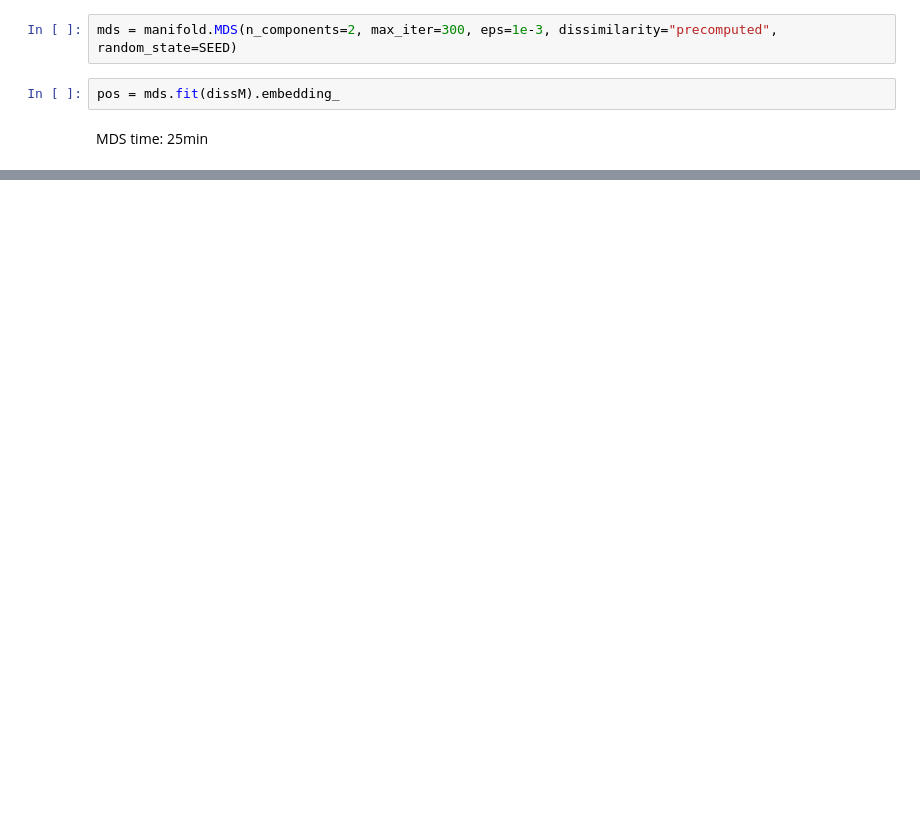
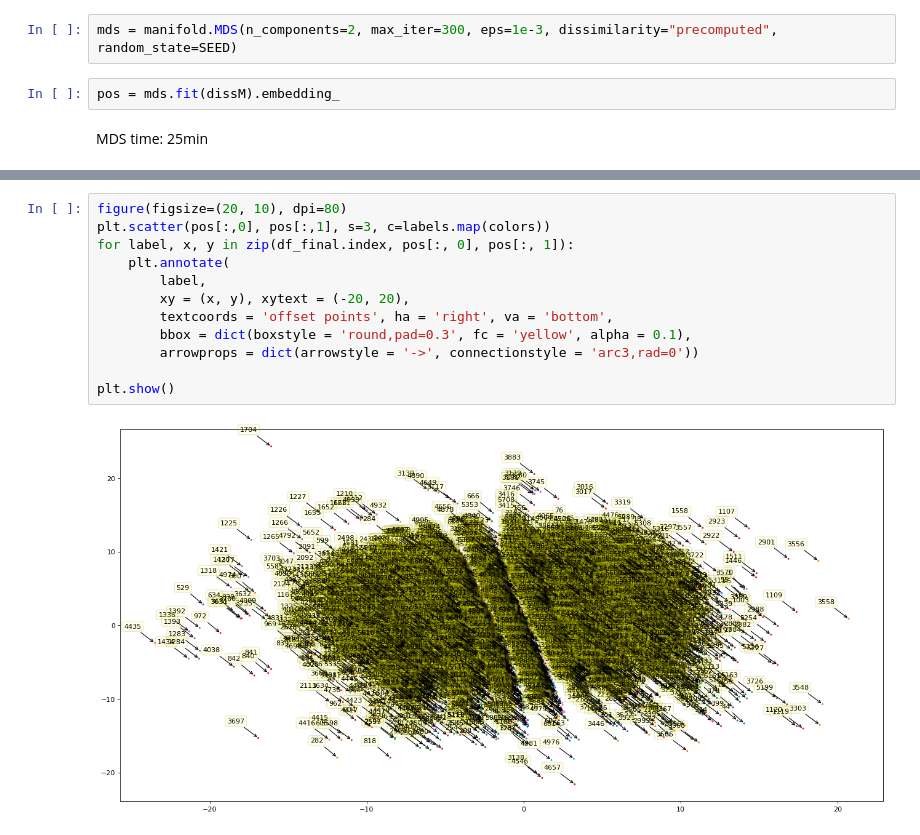
Before and after one commit to florin-git/TV-Movies-Visual-Analytics, a Jupyter notebook: mds.ipynb, the cells around one changed output, grey strips where cells are left out. Cells and saved outputs as stored; diff of their text form; blank space fills up the shorter version.

```diff
--- a/mds.ipynb
+++ b/mds.ipynb
@@ -241,0 +298,14 @@ plt.show()
+# %%
+figure(figsize=(20, 10), dpi=80)
+plt.scatter(pos[:,0], pos[:,1], s=3, c=labels.map(colors))
+for label, x, y in zip(df_final.index, pos[:, 0], pos[:, 1]):
+    plt.annotate(
+        label,
+        xy = (x, y), xytext = (-20, 20),
+        textcoords = 'offset points', ha = 'right', va = 'bottom',
+        bbox = dict(boxstyle = 'round,pad=0.3', fc = 'yellow', alpha = 0.1),
+        arrowprops = dict(arrowstyle = '->', connectionstyle = 'arc3,rad=0'))
+
+plt.show()
+# %% [output]
+[figure, added]
```
Also changed, not shown: parts of 31 cells of this notebook, 5 other files.
